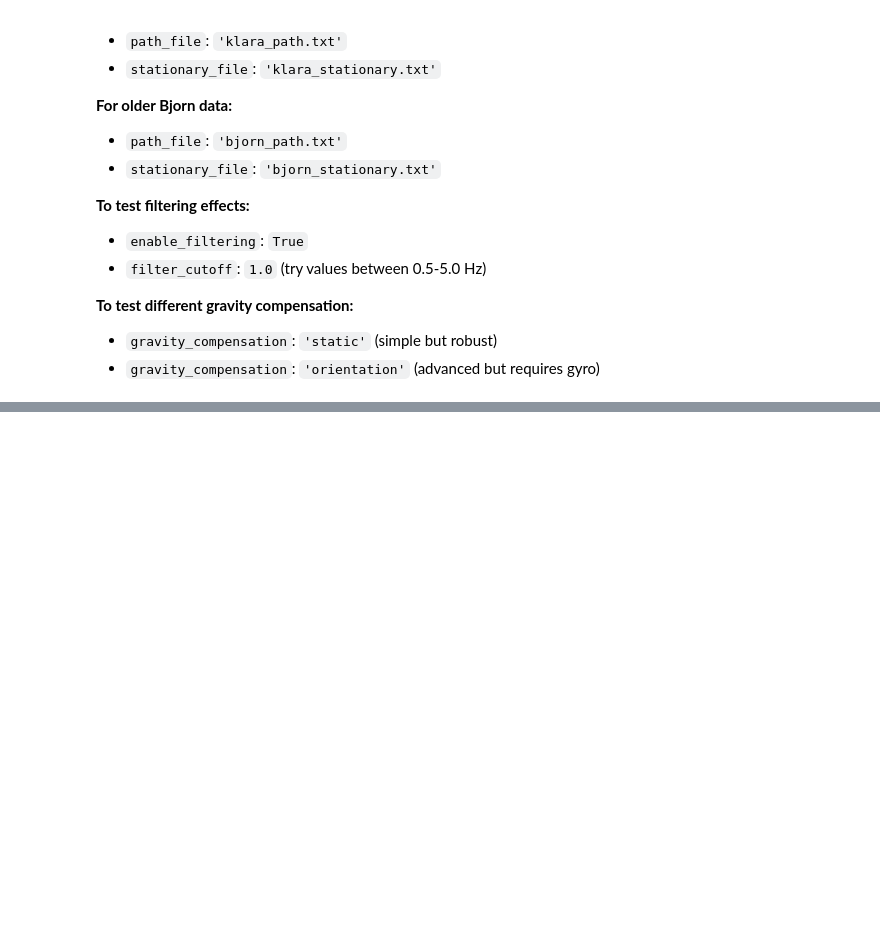
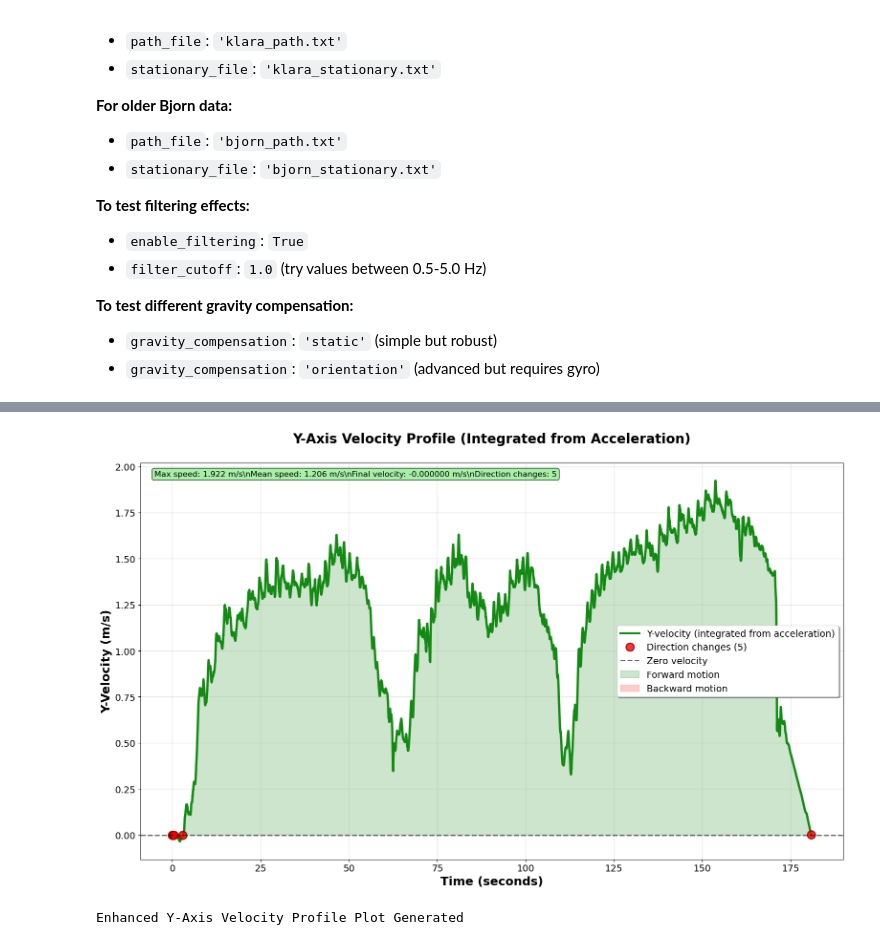
Before and after one commit to NinjaTuna007/imu-inchtape, a Jupyter notebook: path-data/path_analyzer.ipynb, the cells around one changed output, grey strips where cells are left out. Cells and saved outputs as stored; diff of their text form; code cells hidden in the pictures; blank space fills up the shorter version.

```diff
--- a/path-data/path_analyzer.ipynb
+++ b/path-data/path_analyzer.ipynb
@@ -1235,0 +1761,61 @@ CONFIG = {
+# %%
+# Enhanced Plot 2: Y-Axis Velocity Profile
+if 'simple_results' in globals():
+    fig, ax = plt.subplots(1, 1, figsize=(16, 10))
+
+    # Plot velocity
+    ax.plot(simple_results['time'], simple_results['vel_y'], 'g-', linewidth=3.5, alpha=0.9,
+            label='Y-velocity (integrated from acceleration)')
+
+    # Mark turning points (velocity sign changes)
+    if simple_results['n_turning_points'] > 0:
+        for turn_idx in simple_results['turning_points']:
+            ax.plot(simple_results['time'][turn_idx], simple_results['vel_y'][turn_idx],
+                   'ro', markersize=12, alpha=0.8, markeredgecolor='darkred',
+                   markeredgewidth=2, markerfacecolor='red')
+
+        # Add legend entry for turning points
+        ax.plot([], [], 'ro', markersize=12, alpha=0.8, markeredgecolor='darkred',
+               markeredgewidth=2, markerfacecolor='red',
+               label=f'Direction changes ({simple_results["n_turning_points"]})')
+
+    # Add zero reference line
+    ax.axhline(y=0, color='black', linestyle='--', alpha=0.6, linewidth=2, label='Zero velocity')
+
+    # Highlight positive and negative velocity regions
+    ax.fill_between(simple_results['time'], simple_results['vel_y'], 0,
+                   where=(simple_results['vel_y'] >= 0), alpha=0.2, color='green',
+                   label='Forward motion')
+    ax.fill_between(simple_results['time'], simple_results['vel_y'], 0,
+                   where=(simple_results['vel_y'] < 0), alpha=0.2, color='red',
+                   label='Backward motion')
+
+    ax.set_title('Y-Axis Velocity Profile (Integrated from Acceleration)', fontweight='bold', pad=30)
+    ax.set_xlabel('Time (seconds)', fontweight='bold')
+    ax.set_ylabel('Y-Velocity (m/s)', fontweight='bold')
+    ax.legend(loc='best', frameon=True, fancybox=True, shadow=True)
+    ax.grid(True, alpha=0.3, linewidth=1)
+
+    # Velocity statistics
+    max_speed = np.max(np.abs(simple_results['vel_y']))
+    mean_speed = np.mean(np.abs(simple_results['vel_y']))
+    final_vel = simple_results['final_velocity']
+
+    # Add statistics text box
+    vel_stats = f"Max speed: {max_speed:.3f} m/s\\n"
+    vel_stats += f"Mean speed: {mean_speed:.3f} m/s\\n"
+    vel_stats += f"Final velocity: {final_vel:.6f} m/s\\n"
+    vel_stats += f"Direction changes: {simple_results['n_turning_points']}"
+
+    ax.text(0.02, 0.98, vel_stats, transform=ax.transAxes, fontsize=12,
+            verticalalignment='top', bbox=dict(boxstyle='round', facecolor='lightgreen', alpha=0.8))
+
+    plt.tight_layout()
+    plt.show()
+
+    print("Enhanced Y-Axis Velocity Profile Plot Generated")
+else:
+    print("ERROR: No simplified results available. Run the Y-axis analysis first.")
+# %% [output]
+[figure, added]
+Enhanced Y-Axis Velocity Profile Plot Generated
```
Also changed, not shown: parts of 22 cells of this notebook.
